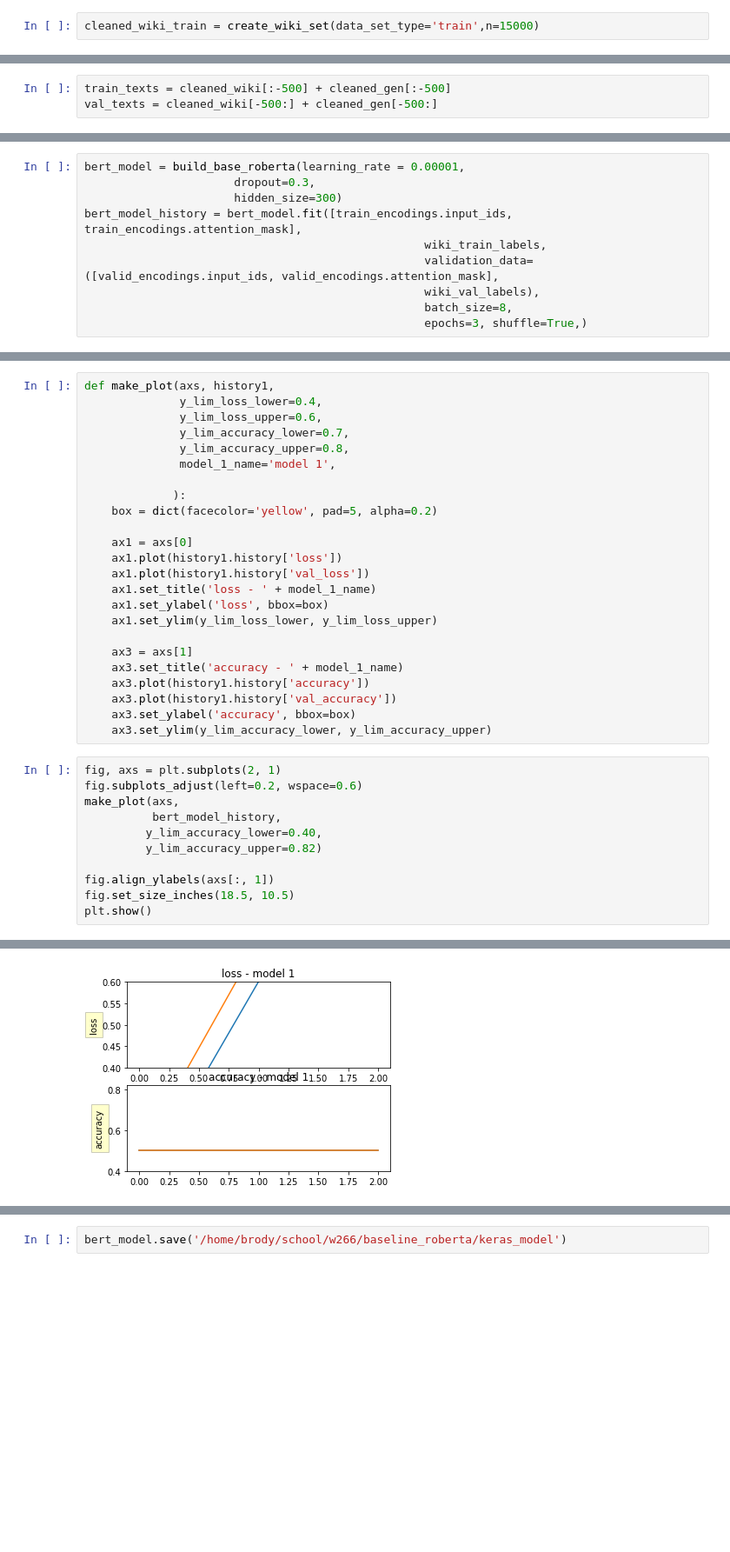
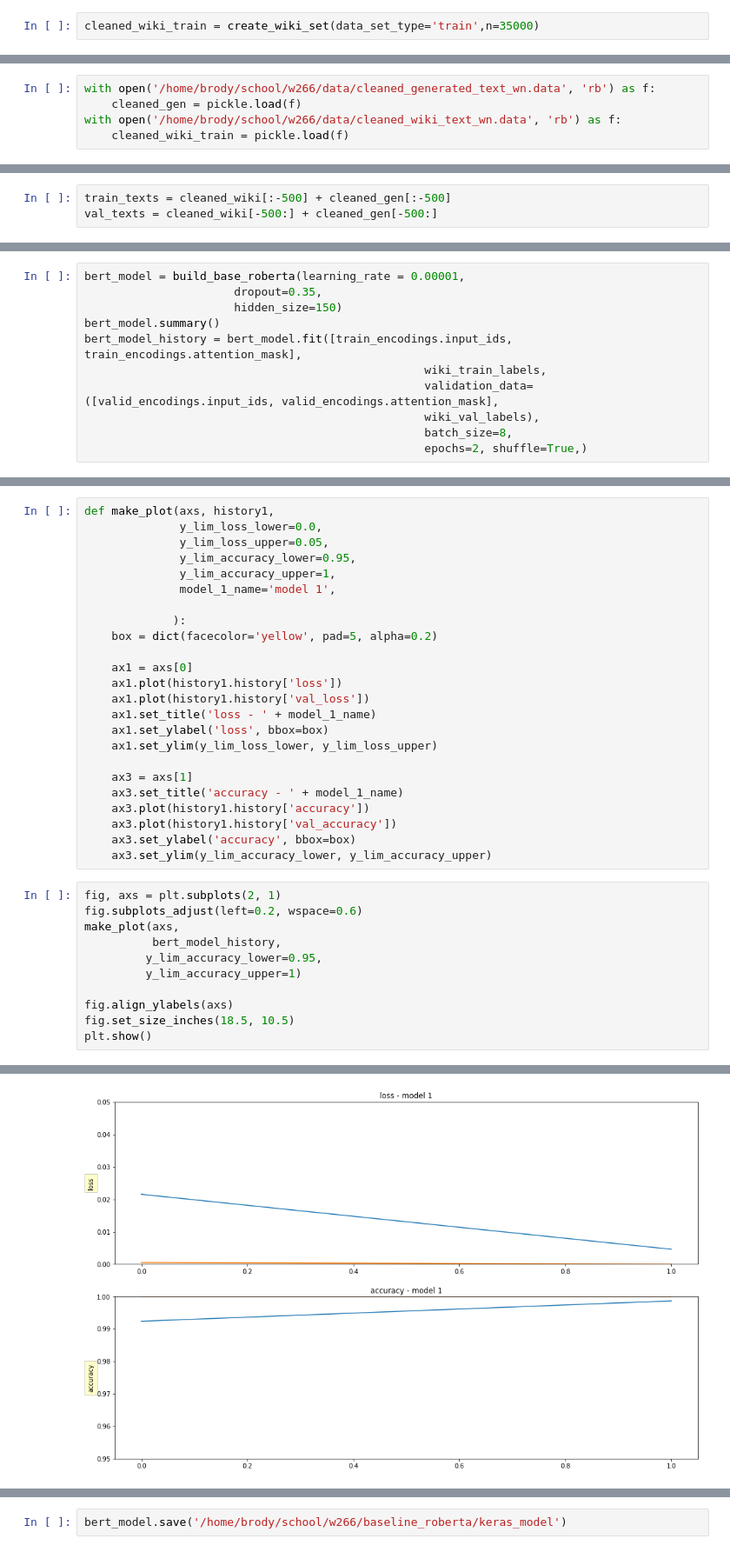
Before and after one commit to bcormier1/generalizedBotDetection, a Jupyter notebook: bert_baseline.ipynb, the cells around one changed output, grey strips where cells are left out. Shown at 87% size. Drawn from its saved outputs; the diff is of its cells as text; blank space fills up the shorter version.

```diff
--- a/bert_baseline.ipynb
+++ b/bert_baseline.ipynb
@@ -162,5 +132,5 @@ print(cleaned_gen[0])
 # %%
-cleaned_wiki_train = create_wiki_set(data_set_type='train',n=15000)
+cleaned_wiki_train = create_wiki_set(data_set_type='train',n=35000)
 # %%
 print(len(cleaned_wiki_train))
 print(cleaned_wiki_train[:4])
@@ -204,6 +142,11 @@ with open('/home/brody/school/w266/data/cleaned_generated_text_wn.data', 'wb') a
     pickle.dump(cleaned_gen, f)
 with open('/home/brody/school/w266/data/cleaned_wiki_text_wn.data', 'wb') as f:
     pickle.dump(cleaned_wiki_train, f)
+# %%
+with open('/home/brody/school/w266/data/cleaned_generated_text_wn.data', 'rb') as f:
+    cleaned_gen = pickle.load(f)
+with open('/home/brody/school/w266/data/cleaned_wiki_text_wn.data', 'rb') as f:
+    cleaned_wiki_train = pickle.load(f)
 # %%
 cleaned_wiki = cleaned_wiki_train[:len(cleaned_gen)]
 print(len(cleaned_wiki))
@@ -272,13 +179,14 @@ ________________________________________________________________________________
 # %%
 bert_model = build_base_roberta(learning_rate = 0.00001,
-                      dropout=0.3,
-                      hidden_size=300)
+                      dropout=0.35,
+                      hidden_size=150)
+bert_model.summary()
 bert_model_history = bert_model.fit([train_encodings.input_ids, train_encodings.attention_mask],
                                                   wiki_train_labels,
                                                   validation_data=([valid_encodings.input_ids, valid_encodings.attention_mask],
                                                   wiki_val_labels),
                                                   batch_size=8,
-                                                  epochs=3, shuffle=True,)
+                                                  epochs=2, shuffle=True,)
 # %% [output]
 Some layers from the model checkpoint at roberta-base were not used when initializing TFRobertaModel: ['lm_head']
 - This IS expected if you are initializing TFRobertaModel from the checkpoint of a model trained on another task or with another architecture (e.g. initializing a BertForSequenceClassification model f ...
@@ -294,9 +213,9 @@ Epoch 3/3
 # %%
 def make_plot(axs, history1,
-              y_lim_loss_lower=0.4,
-              y_lim_loss_upper=0.6,
-              y_lim_accuracy_lower=0.7,
-              y_lim_accuracy_upper=0.8,
+              y_lim_loss_lower=0.0,
+              y_lim_loss_upper=0.05,
+              y_lim_accuracy_lower=0.95,
+              y_lim_accuracy_upper=1,
               model_1_name='model 1',
 
              ):
@@ -320,10 +239,10 @@ fig, axs = plt.subplots(2, 1)
 fig.subplots_adjust(left=0.2, wspace=0.6)
 make_plot(axs,
           bert_model_history,
-         y_lim_accuracy_lower=0.40,
-         y_lim_accuracy_upper=0.82)
+         y_lim_accuracy_lower=0.95,
+         y_lim_accuracy_upper=1)
 
-fig.align_ylabels(axs[:, 1])
+fig.align_ylabels(axs)
 fig.set_size_inches(18.5, 10.5)
 plt.show()
 # %% [output]
@@ -331,4 +249,4 @@ IndexError: too many indices for array: array is 1-dimensional, but 2 were index
-[figure, old version]
+[figure, new version]
 # %%
 with open('/home/brody/school/w266/baseline_roberta/best_baseline.data', 'wb') as f:
     pickle.dump(bert_model, f)
```
Also changed, not shown: parts of 86 cells of this notebook.
